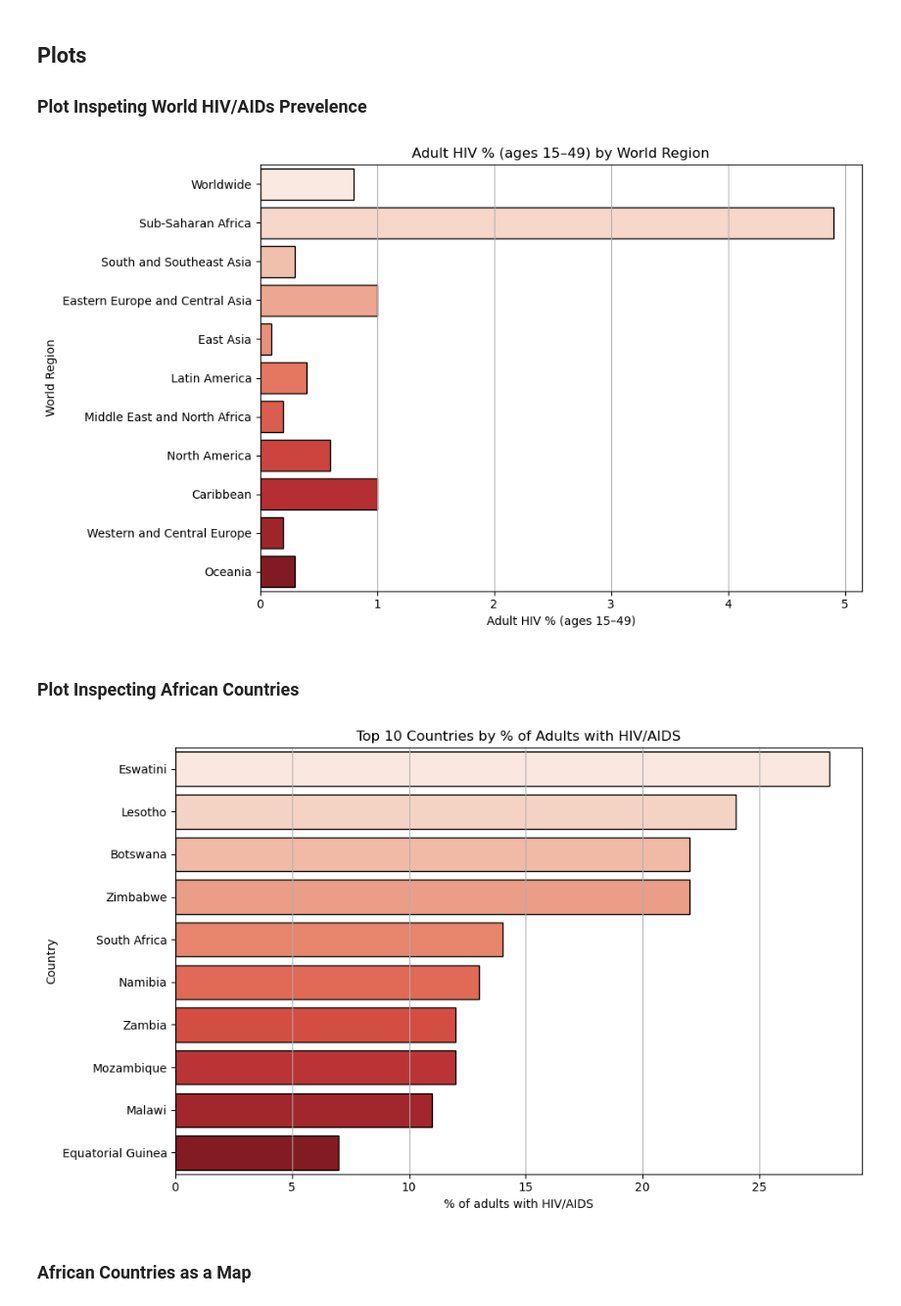
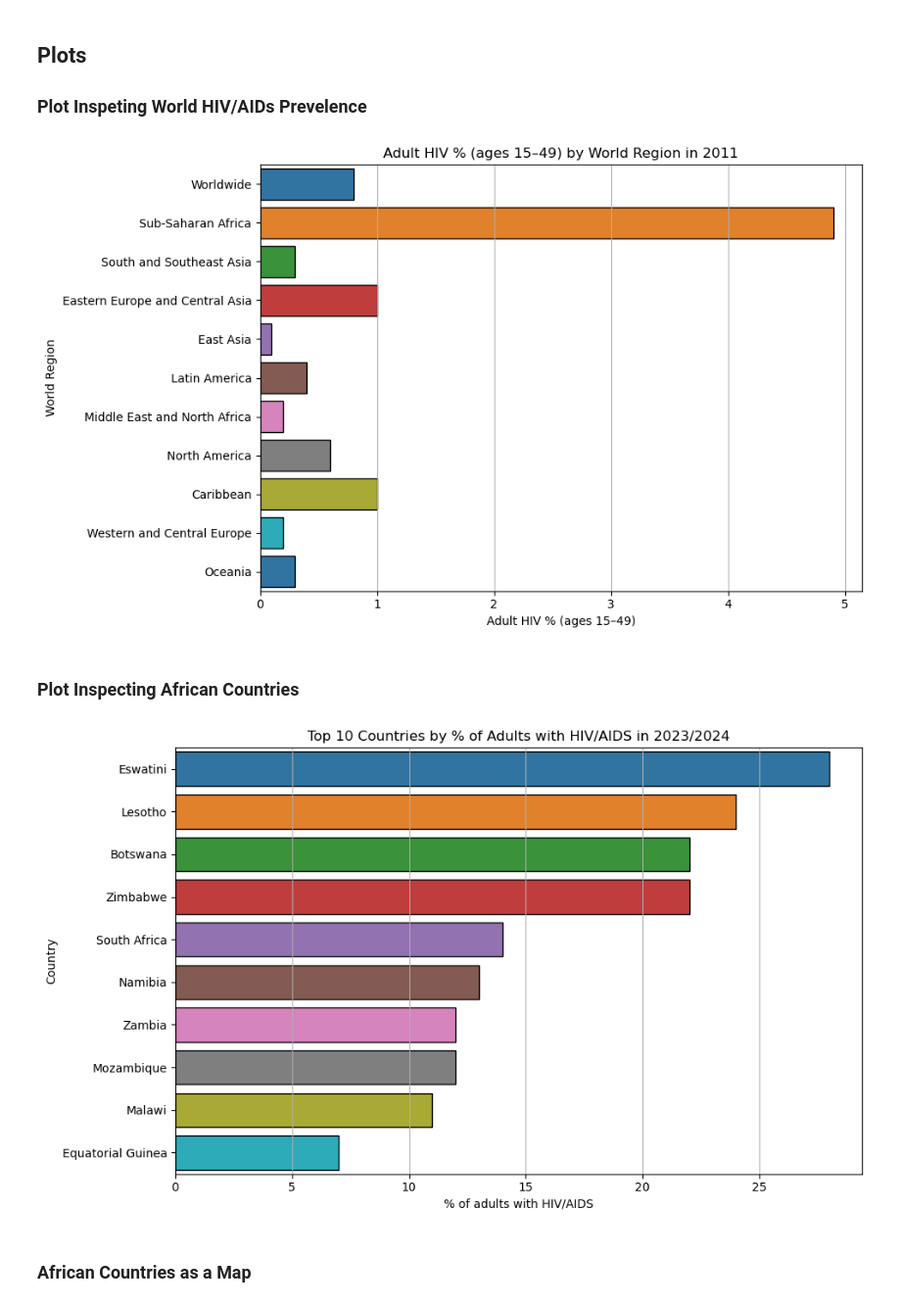
Before and after one commit to KofiBartonByfield/Blog-Code, a Jupyter notebook: Blog Notebook.ipynb, the cells around one changed output. Shown at 98% size. Saved outputs shown, nothing was run; the diff lists cells and outputs as text; code cells hidden in the pictures.

Commit message:
update the saving plots process

```diff
--- a/Blog Notebook.ipynb
+++ b/Blog Notebook.ipynb
@@ -281,10 +281,10 @@ plt.figure(figsize=(10, 6))
 sns.barplot(data=World_df,
             x='Adult HIV % (ages 15–49)',
             y='World region',
-            palette='Reds',
+            palette='tab10',
             edgecolor='black')
 
-plt.title('Adult HIV % (ages 15–49) by World Region')
+plt.title('Adult HIV % (ages 15–49) by World Region in 2011')
 plt.xlabel('Adult HIV % (ages 15–49)')
 plt.ylabel('World Region')
 plt.grid(axis='x')
@@ -293,29 +293,30 @@ plt.savefig(r'Images/World_HIV_plot.png')
 plt.show()
 #tab10
 # %% [output]
-[figure, old version]
+[figure, new version]
 # %% [markdown]
 ### Plot Inspecting African Countries
 # %%
 top_ten = merged_df.head(10)
+
 
 # Plotting
 plt.figure(figsize=(10, 6))
 sns.barplot(data=top_ten,
             x=top_ten['% of adults with HIV/AIDS'].astype(float),  # Convert the '% of adults with HIV/AIDS' column to numeric
             y='Country',
-            palette='Reds',
+            palette='tab10',
             edgecolor='black')
 
-plt.title('Top 10 Countries by % of Adults with HIV/AIDS')
+plt.title('Top 10 Countries by % of Adults with HIV/AIDS in 2023/2024')
 plt.xlabel('% of adults with HIV/AIDS')
 plt.ylabel('Country')
 plt.grid(axis='x')
 plt.tight_layout()
 plt.savefig(r'Images/Countries_HIV_plot.png')
 plt.show()
 # %% [output]
-[figure, old version]
+[figure, new version]
 # %% [markdown]
 ### African Countries as a Map
 # %%
```
Also changed, not shown: parts of 6 cells of this notebook, 6 other files.
